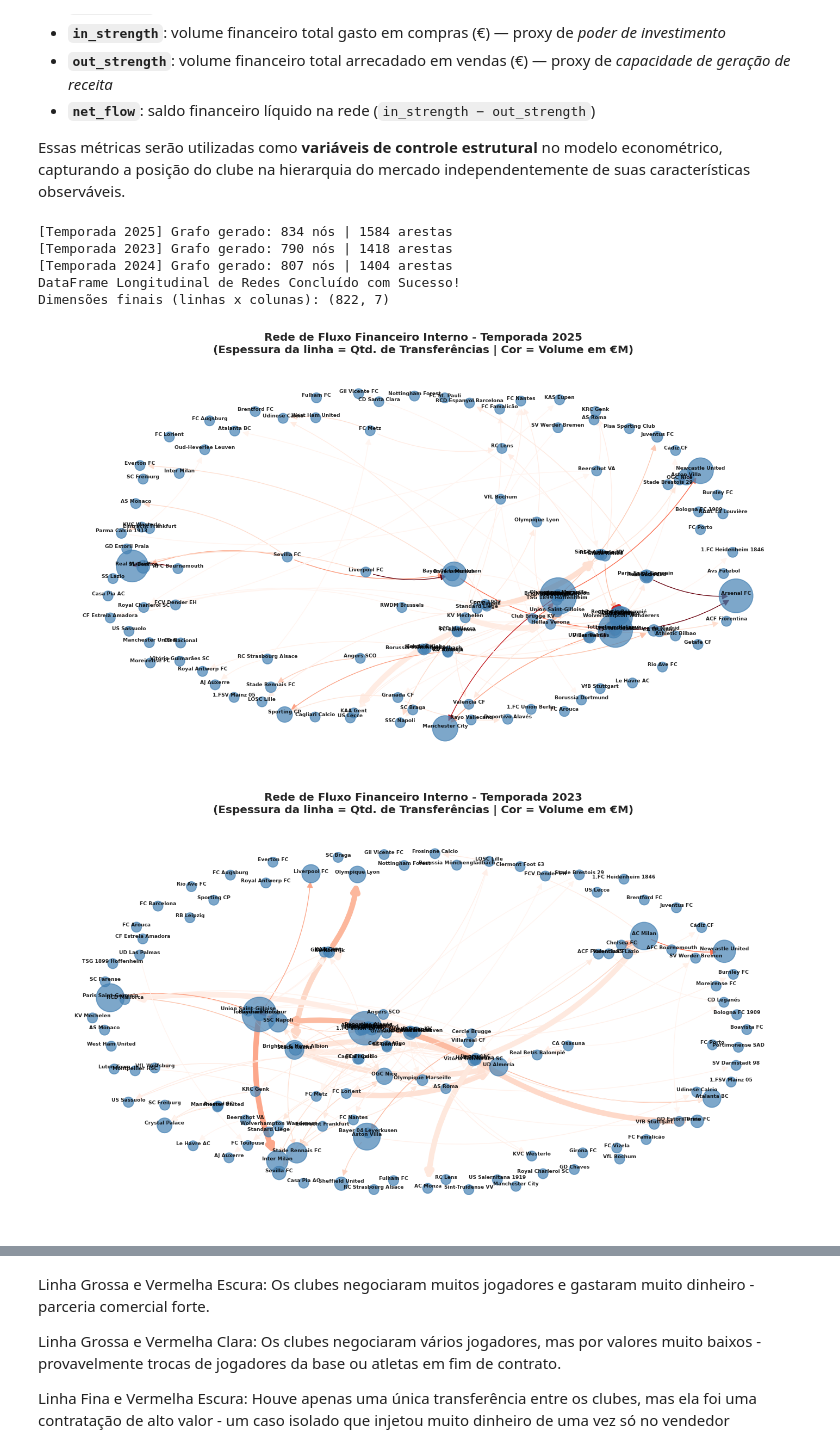
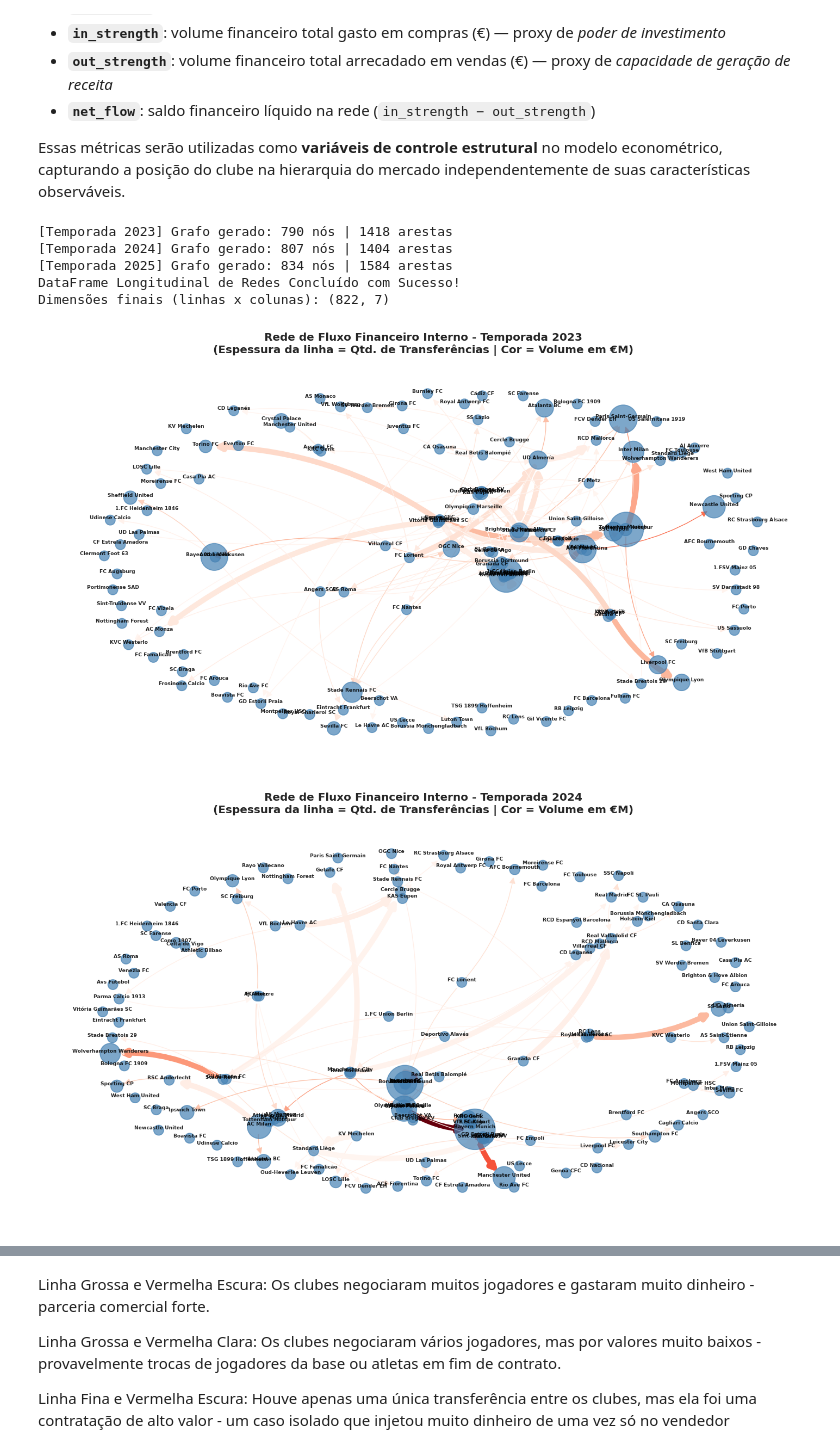
Before and after one commit to leticia-ribeirom/TP-CDAF, a Jupyter notebook: notebooks/exploratory_analysis.ipynb, the cells around one changed output, grey strips where cells are left out. Saved outputs shown, nothing was run; the diff lists cells and outputs as text; code cells hidden in the pictures.

Commit message:
ordem dos grafos na seção 6

```diff
--- a/notebooks/exploratory_analysis.ipynb
+++ b/notebooks/exploratory_analysis.ipynb
@@ -658,7 +658,7 @@ dfs_metricas_temporais = []
 internal_clubs = set(df_clubs['club_name'].unique())
 
 # Um grafo isolado para cada temporada
-for season in df_transfers['season_id'].unique():
+for season in sorted(df_transfers['season_id'].unique()):
 
     # 1. Isolar os dados de transferências pagas daquela temporada específica
     df_season = df_transfers[
@@ -724,14 +724,14 @@ df_net_longitudinal = df_net_longitudinal.sort_values(['season_id', 'in_strength
 print('DataFrame Longitudinal de Redes Concluído com Sucesso!')
 print('Dimensões finais (linhas x colunas):', df_net_longitudinal.shape)
 # %% [output]
-[Temporada 2025] Grafo gerado: 834 nós | 1584 arestas
 [Temporada 2023] Grafo gerado: 790 nós | 1418 arestas
 [Temporada 2024] Grafo gerado: 807 nós | 1404 arestas
+[Temporada 2025] Grafo gerado: 834 nós | 1584 arestas
 DataFrame Longitudinal de Redes Concluído com Sucesso!
 Dimensões finais (linhas x colunas): (822, 7)
 # %%
 internal_clubs_list = list(df_clubs['club_name'].unique())
-for season in df_transfers['season_id'].unique():
+for season in sorted(df_transfers['season_id'].unique()):
     df_season = df_transfers[
         (df_transfers['fee_type'] == 'paid') &
         (df_transfers['season_id'] == season)
@@ -762,32 +762,32 @@ for season in df_transfers['season_id'].unique():
                                 font_size=5.5, font_weight='bold',
                                 font_color='black', alpha=0.85,
                                 verticalalignment='bottom', ax=ax)
 
         edges = H.edges(data=True)
 
         num_transfers = [d['n_transfers'] for _, _, d in edges]
         max_transfers = max(num_transfers) if num_transfers else 1
         edge_widths = [0.8 + (5.2 * (nt - 1) / max(1, max_transfers - 1)) if max_transfers > 1 else 1.5 for nt in num_transfers]
 
         weights = [d['weight'] / 1e6 for _, _, d in edges]
 
         nx.draw_networkx_edges(H, pos,
                                width=edge_widths,
                                edge_color=weights, edge_cmap=plt.cm.Reds,
                                arrows=True, arrowsize=14,
                                connectionstyle='arc3,rad=0.15', ax=ax)
 
         ax.set_title(f'Rede de Fluxo Financeiro Interno - Temporada {season}\n'
                      f'(Espessura da linha = Qtd. de Transferências | Cor = Volume em €M)',
                      fontsize=12, fontweight='bold')
     else:
         ax.text(0.5, 0.5, f'Sem movimentações diretas internas registradas na temporada {season}.',
                 ha='center', va='center', transform=ax.transAxes, fontsize=11, color='gray')
         ax.set_title(f'Rede de Fluxo Interno - Temporada {season}', fontsize=12, fontweight='bold')
 
     ax.axis('off')
     plt.tight_layout()
     plt.show()
 # %% [output]
-[figure, old version]
+[figure, new version]
-[figure, old version]
+[figure, new version]
```
Also changed, not shown: parts of 1 cell of this notebook.
